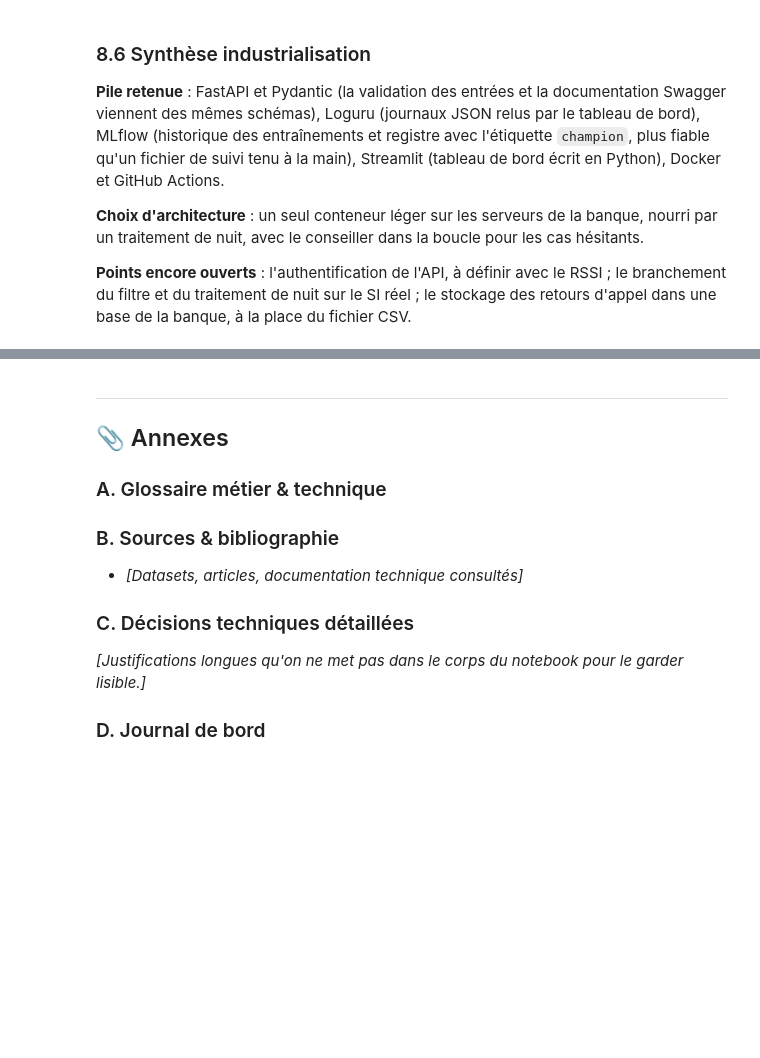
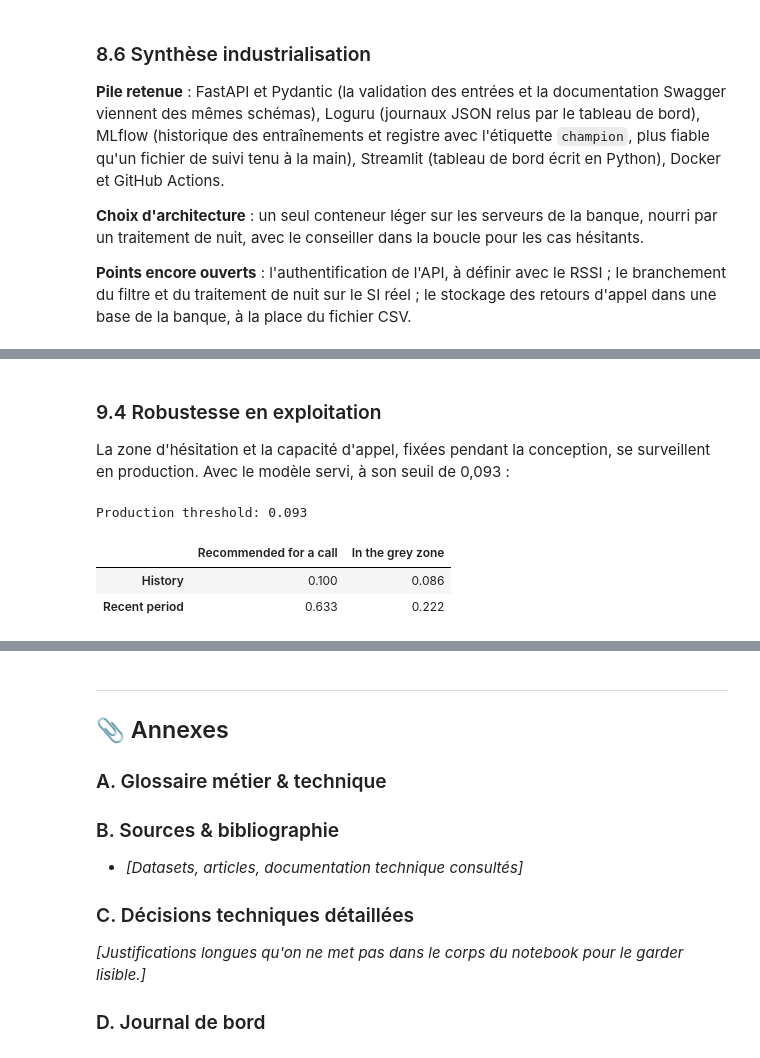
Before and after one commit to 3ti3nne/certif_etienne, a Jupyter notebook: notebooks/certif_bank_marketing.ipynb, the cells around one changed output, grey strips where cells are left out. Cells and saved outputs as stored; diff of their text form; code cells hidden in the pictures; blank space fills up the shorter version.

```diff
--- a/notebooks/certif_bank_marketing.ipynb
+++ b/notebooks/certif_bank_marketing.ipynb
@@ -1361,0 +1387,18 @@ flowchart LR
+# %% [markdown]
+### 9.4 Robustesse en exploitation
+
+La zone d'hésitation et la capacité d'appel, fixées pendant la conception, se surveillent en production. Avec le modèle servi, à son seuil de 0,093 :
+# %%
+history_scores = cross_val_predict(build_pipeline(SCENARIOS["S3"], LogisticRegression(max_iter=1000)), history,
+                                   history["y"], cv=cv, method="predict_proba")[:, 1]
+production_threshold = np.quantile(history_scores, 0.90)
+print(f"Production threshold: {production_threshold:.3f}")
+pd.DataFrame({"Recommended for a call": [(scores >= production_threshold).mean() for scores in [history_scores, recent_scores]],
+              "In the grey zone": [(np.abs(scores - production_threshold) < 0.02).mean()
+                                   for scores in [history_scores, recent_scores]]},
+             index=["History", "Recent period"]).round(3)
+# %% [output]
+Production threshold: 0.093
+|  | Recommended for a call | In the grey zone |
+| History | 0.100 | 0.086 |
+| Recent period | 0.633 | 0.222 |
```
Also changed, not shown: parts of 19 cells of this notebook.
